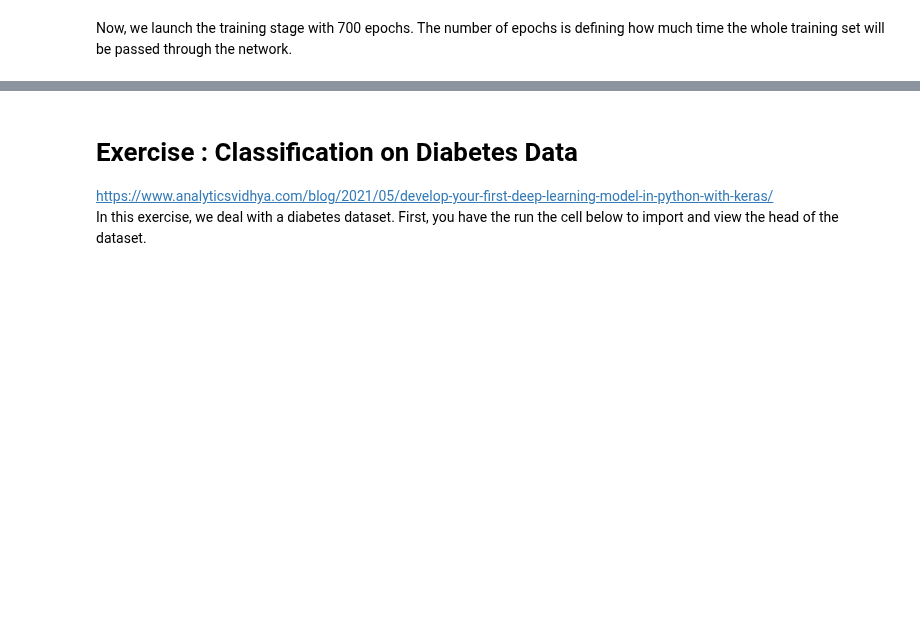
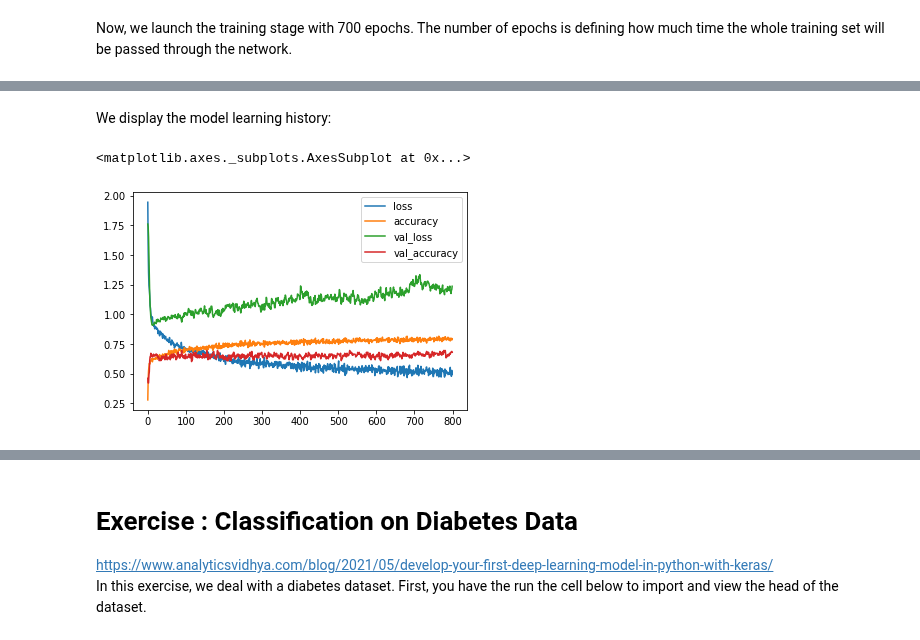
Before and after one commit to fabnancyuhp/DEEP-LEARNING, a Jupyter notebook: NOTEBOOKS/CLASSIFICATION_ANNs_ON_STRUCTURED_DATA.ipynb, the cells around one changed output, grey strips where cells are left out. Saved outputs shown, nothing was run; the diff lists cells and outputs as text; code cells hidden in the pictures; blank space fills up the shorter version.

```diff
--- a/NOTEBOOKS/CLASSIFICATION_ANNs_ON_STRUCTURED_DATA.ipynb
+++ b/NOTEBOOKS/CLASSIFICATION_ANNs_ON_STRUCTURED_DATA.ipynb
@@ -221,10 +238,9 @@ Since we have 6 classes, we have to apply the to_categorical function to y_train
 from tensorflow.keras.utils import to_categorical
 from sklearn.preprocessing import LabelEncoder
 
+#we encode y with LabelEncoder.
 le = LabelEncoder()
-le.fit(y_train)
-y_train_cat = le.transform(y_train)
-y_test_cat = le.transform(y_test)
-y_train_cat_vect = to_categorical(y_train_cat ,num_classes=6)
-y_test_cat_vect = to_categorical(y_test_cat,num_classes=6)
-#y_test_cat[1],np.unique(y_test_cat),np.unique(y_train_cat)
+le.fit(np.unique(y))
+y_encod = le.transform(y)
+y_cat = to_categorical(y_encod ,num_classes=6)
+y_cat[0:2]
@@ -230,0 +252,4 @@ y_test_cat_vect = to_categorical(y_test_cat,num_classes=6)
+# %%
+from sklearn.model_selection import train_test_split
+X_train, X_test, y_train, y_test = train_test_split(x, y_cat, test_size=0.2, random_state=42)
+y_train[0:4]
@@ -236,16 +269,16 @@ Since we deal with a 6 classes problem, we build a neural network model such tha
 # %%
-from tensorflow.keras.layers import Dense, Dropout, BatchNormalization
+from tensorflow.keras.layers import Dense, Dropout, BatchNormalization, InputLayer
 from tensorflow.keras.models import Sequential
 
 model = Sequential()
 model.add(InputLayer(input_shape=(x.shape[1],)))
 model.add(BatchNormalization())
-model.add(Dense(100,activation='tanh'))
-model.add(Dropout(0.2))
+model.add(Dense(70,activation='relu'))
+model.add(Dropout(0.1))
 model.add(BatchNormalization())
-model.add(Dense(100,activation='tanh'))
-model.add(Dropout(0.2))
+model.add(Dense(60,activation='relu'))
+model.add(Dropout(0.1))
 model.add(BatchNormalization())
-model.add(Dense(12,activation='relu'))
-model.add(Dropout(0.1))
+#model.add(Dense(12,activation='relu'))
+#model.add(Dropout(0.1))
 model.add(Dense(6,activation='softmax'))
@@ -252,5 +287,3 @@ model.add(Dense(6,activation='softmax'))
 # %%
 model.compile(optimizer='adam',loss='categorical_crossentropy',metrics=['accuracy'])
-historybis = model.fit(x_train, y_train_cat_vect, epochs=700, verbose=0)
-
-#history = model.fit(x_train, y_train, epochs=700, verbose=0)
+history = model.fit(X_train, y_train, epochs=800,validation_split=0.1,verbose=0) #verbose=0
@@ -258,0 +297,7 @@ model.evaluate(x_test, y_test_cat_vect)
+# %% [markdown]
+We display the model learning history:
+# %%
+pd.DataFrame(history.history).plot()
+# %% [output]
+<matplotlib.axes._subplots.AxesSubplot at 0x...>
+[figure, added]
```
Also changed, not shown: parts of 20 cells of this notebook.
